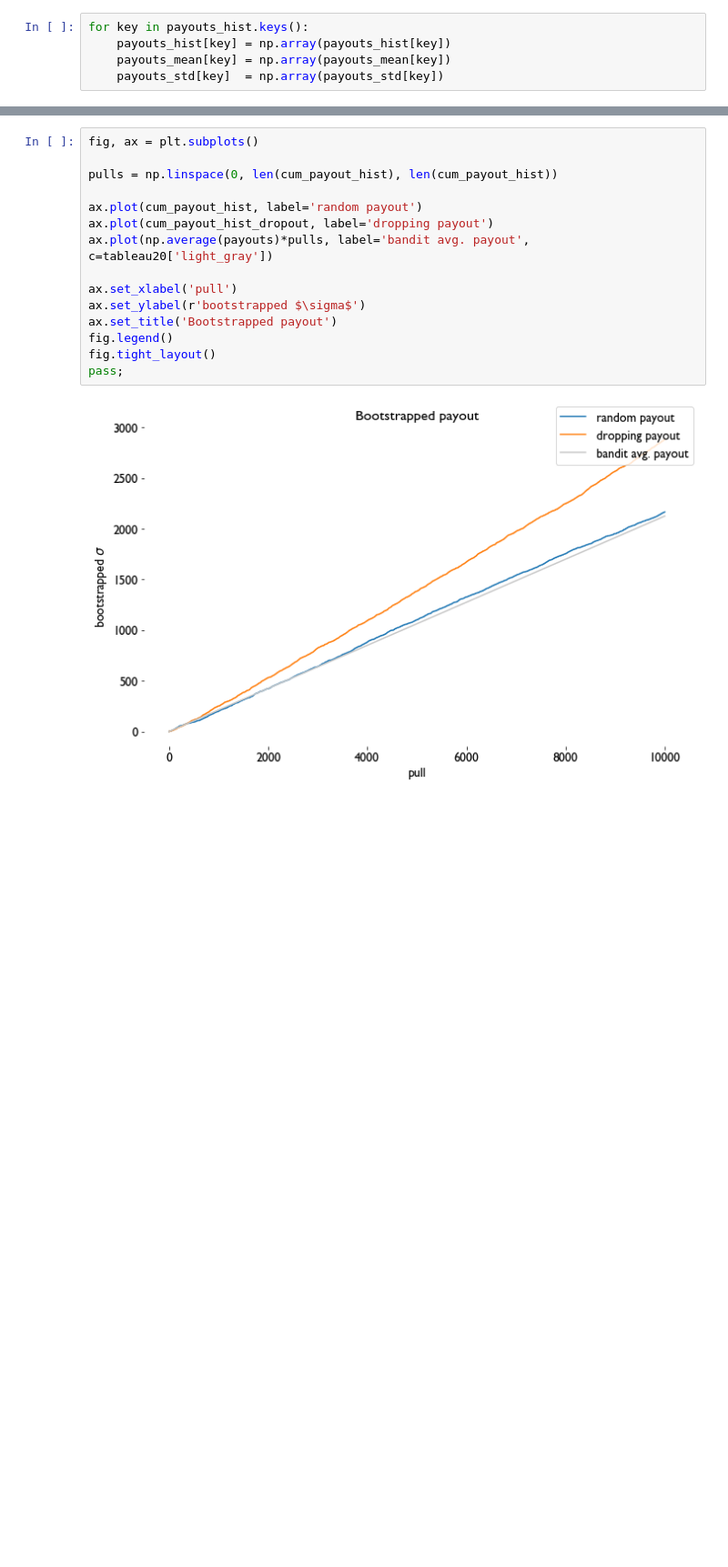
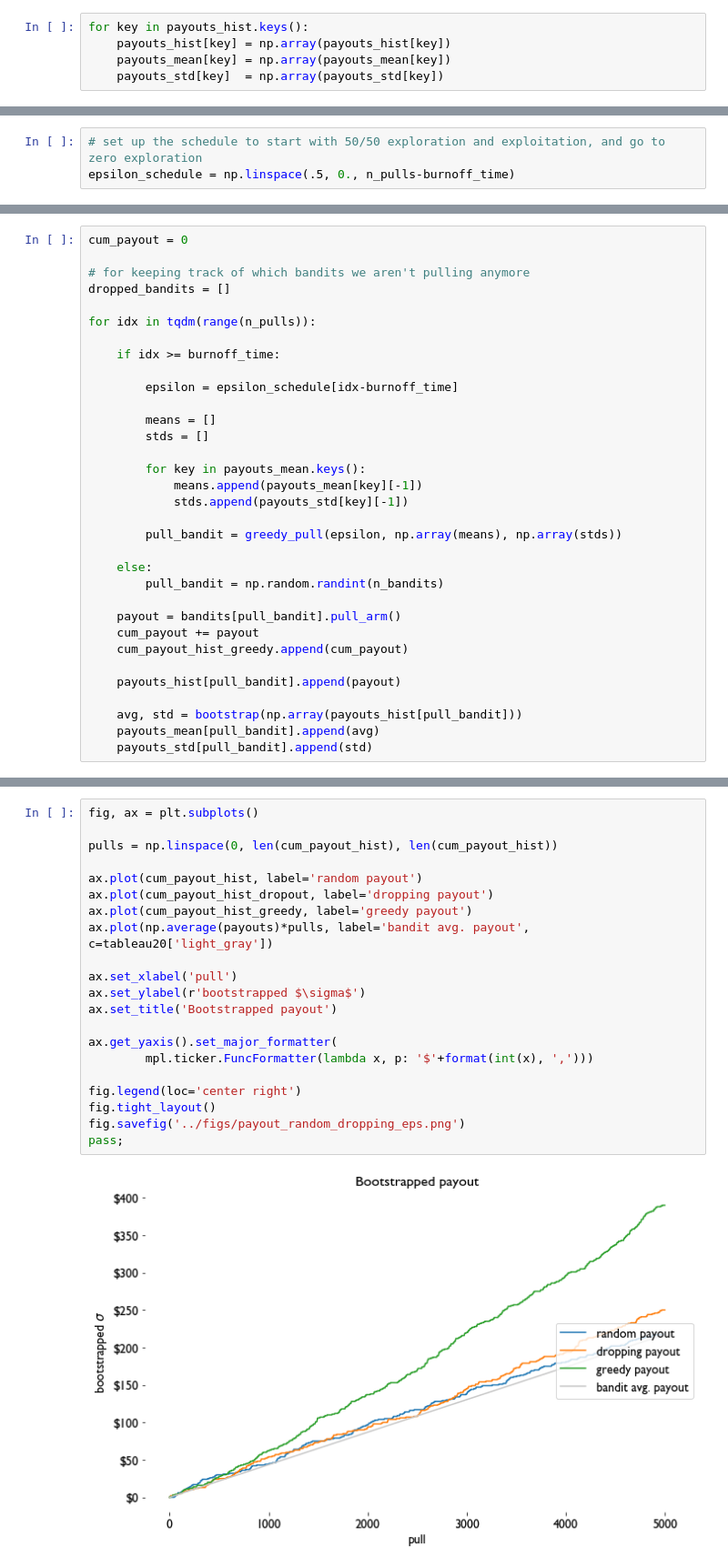
Before and after one commit to sdwebb/multi-armed-bandit, a Jupyter notebook: notebooks/multiarmed_bandit.ipynb, the cells around one changed output, grey strips where cells are left out. Shown at 91% size. Drawn from its saved outputs; the diff is of its cells as text; blank space fills up the shorter version.

```diff
--- a/notebooks/multiarmed_bandit.ipynb
+++ b/notebooks/multiarmed_bandit.ipynb
@@ -276,0 +336,3 @@ pass;
+# %%
+# set up the schedule to start with 50/50 exploration and exploitation, and go to zero exploration
+epsilon_schedule = np.linspace(.5, 0., n_pulls-burnoff_time)
@@ -276,0 +362,33 @@ pass;
+# %%
+cum_payout = 0
+
+# for keeping track of which bandits we aren't pulling anymore
+dropped_bandits = []
+
+for idx in tqdm(range(n_pulls)):
+
+    if idx >= burnoff_time:
+
+        epsilon = epsilon_schedule[idx-burnoff_time]
+
+        means = []
+        stds = []
+
+        for key in payouts_mean.keys():
+            means.append(payouts_mean[key][-1])
+            stds.append(payouts_std[key][-1])
+
+        pull_bandit = greedy_pull(epsilon, np.array(means), np.array(stds))
+
+    else:
+        pull_bandit = np.random.randint(n_bandits)
+
+    payout = bandits[pull_bandit].pull_arm()
+    cum_payout += payout
+    cum_payout_hist_greedy.append(cum_payout)
+
+    payouts_hist[pull_bandit].append(payout)
+
+    avg, std = bootstrap(np.array(payouts_hist[pull_bandit]))
+    payouts_mean[pull_bandit].append(avg)
+    payouts_std[pull_bandit].append(std)
@@ -277,17 +415,23 @@ pass;
 # %%
 fig, ax = plt.subplots()
 
 pulls = np.linspace(0, len(cum_payout_hist), len(cum_payout_hist))
 
 ax.plot(cum_payout_hist, label='random payout')
 ax.plot(cum_payout_hist_dropout, label='dropping payout')
+ax.plot(cum_payout_hist_greedy, label='greedy payout')
 ax.plot(np.average(payouts)*pulls, label='bandit avg. payout', c=tableau20['light_gray'])
 
 ax.set_xlabel('pull')
 ax.set_ylabel(r'bootstrapped $\sigma$')
 ax.set_title('Bootstrapped payout')
-fig.legend()
+
+ax.get_yaxis().set_major_formatter(
+        mpl.ticker.FuncFormatter(lambda x, p: '$'+format(int(x), ',')))
+
+fig.legend(loc='center right')
 fig.tight_layout()
+fig.savefig('../figs/payout_random_dropping_eps.png')
 pass;
 # %% [output]
-[figure, old version]
+[figure, new version]
```
Also changed, not shown: parts of 22 cells of this notebook, 7 other files.
